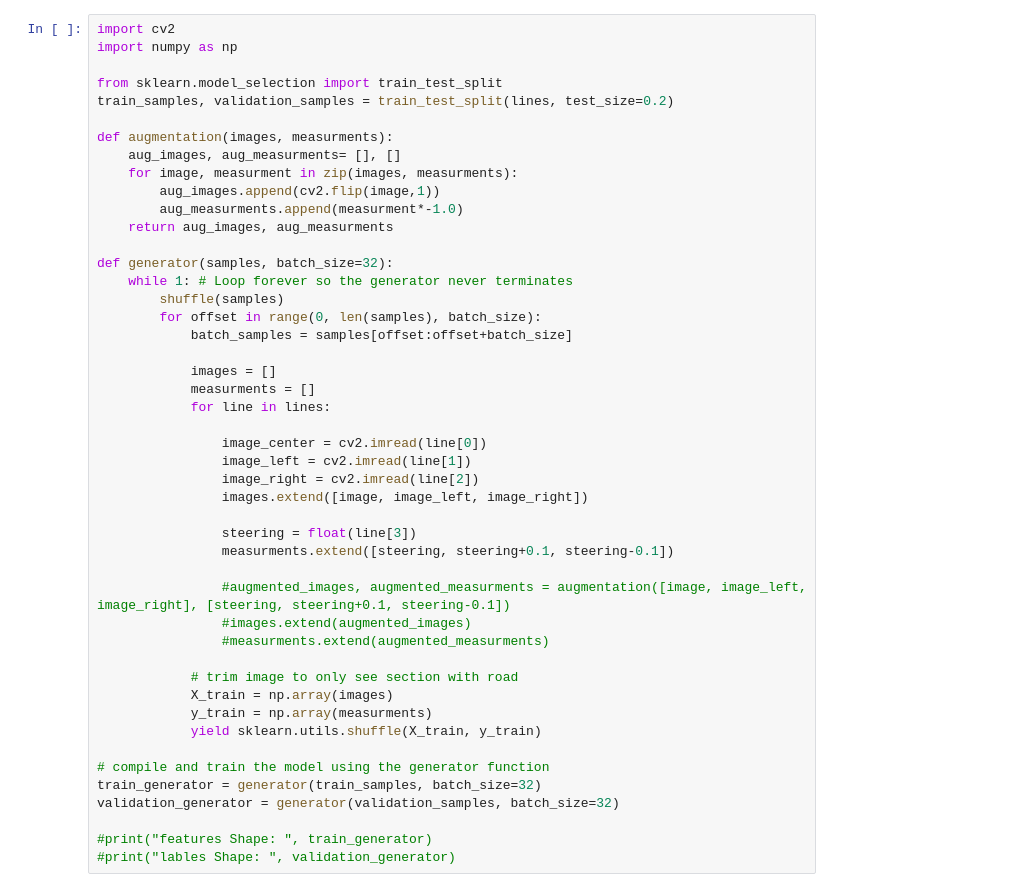
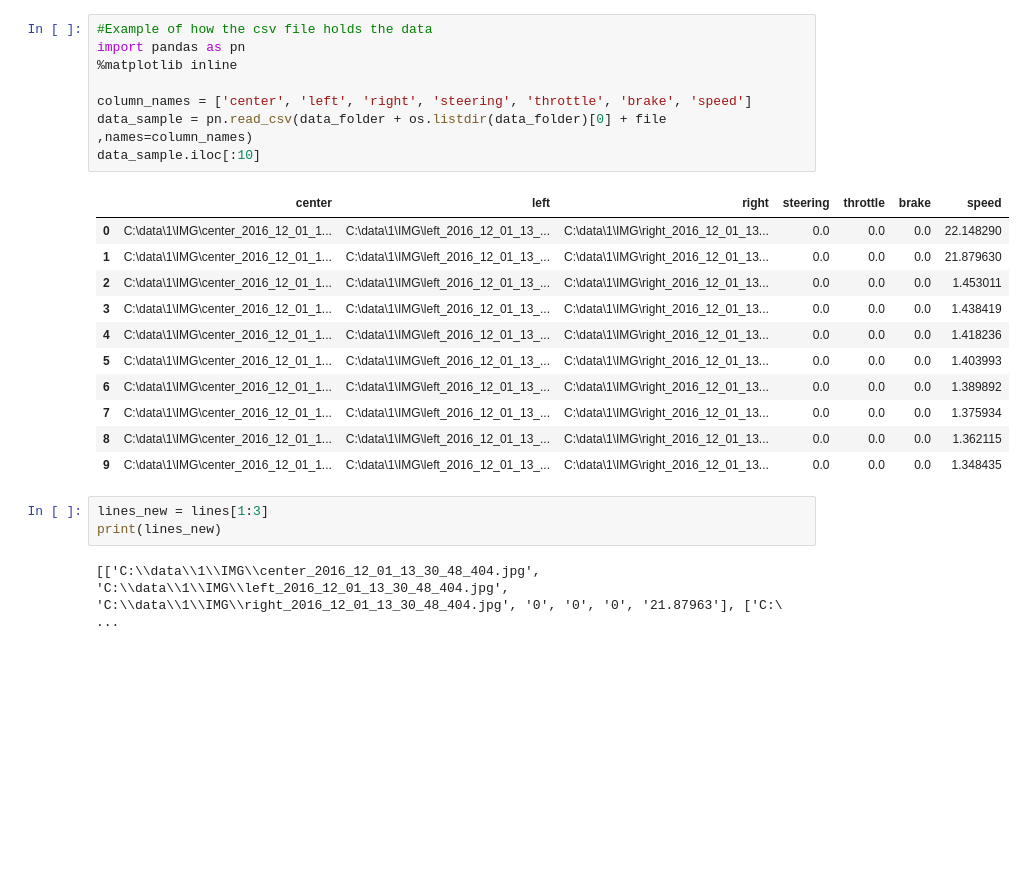
Before and after one commit to shmulik-willinger/behavioral_cloning, a Jupyter notebook: behavioral_cloning.ipynb, the cells around one changed output. Drawn from its saved outputs; the diff is of its cells as text; blank space fills up the shorter version.

```diff
--- a/behavioral_cloning.ipynb
+++ b/behavioral_cloning.ipynb
@@ -23,47 +27,25 @@ total data samples:  9091
-# %%
-import cv2
-import numpy as np
-
-from sklearn.model_selection import train_test_split
-train_samples, validation_samples = train_test_split(lines, test_size=0.2)
-
-def augmentation(images, measurments):
-    aug_images, aug_measurments= [], []
-    for image, measurment in zip(images, measurments):
-        aug_images.append(cv2.flip(image,1))
-        aug_measurments.append(measurment*-1.0)
-    return aug_images, aug_measurments
-
-def generator(samples, batch_size=32):
-    while 1: # Loop forever so the generator never terminates
-        shuffle(samples)
-        for offset in range(0, len(samples), batch_size):
-            batch_samples = samples[offset:offset+batch_size]
-
-            images = []
-            measurments = []
-            for line in lines:
-
-                image_center = cv2.imread(line[0])
-                image_left = cv2.imread(line[1])
-                image_right = cv2.imread(line[2])
-                images.extend([image, image_left, image_right])
-
-                steering = float(line[3])
-                measurments.extend([steering, steering+0.1, steering-0.1])
-
-                #augmented_images, augmented_measurments = augmentation([image, image_left, image_right], [steering, steering+0.1, steering-0.1])
-                #images.extend(augmented_images)
-                #measurments.extend(augmented_measurments)
-
-            # trim image to only see section with road
-            X_train = np.array(images)
-            y_train = np.array(measurments)
-            yield sklearn.utils.shuffle(X_train, y_train)
-
-# compile and train the model using the generator function
-train_generator = generator(train_samples, batch_size=32)
-validation_generator = generator(validation_samples, batch_size=32)
-
-#print("features Shape: ", train_generator)
-#print("lables Shape: ", validation_generator)
+# %%
+#Example of how the csv file holds the data
+import pandas as pn
+%matplotlib inline
+
+column_names = ['center', 'left', 'right', 'steering', 'throttle', 'brake', 'speed']
+data_sample = pn.read_csv(data_folder + os.listdir(data_folder)[0] + file ,names=column_names)
+data_sample.iloc[:10]
+# %% [output]
+|  | center | left | right | steering | throttle | brake | speed |
+| 0 | C:\data\1\IMG\center_2016_12_01_1... | C:\data\1\IMG\left_2016_12_01_13_... | C:\data\1\IMG\right_2016_12_01_13... | 0.0 | 0.0 | 0.0 | 22.148290 |
+| 1 | C:\data\1\IMG\center_2016_12_01_1... | C:\data\1\IMG\left_2016_12_01_13_... | C:\data\1\IMG\right_2016_12_01_13... | 0.0 | 0.0 | 0.0 | 21.879630 |
+| 2 | C:\data\1\IMG\center_2016_12_01_1... | C:\data\1\IMG\left_2016_12_01_13_... | C:\data\1\IMG\right_2016_12_01_13... | 0.0 | 0.0 | 0.0 | 1.453011 |
+| 3 | C:\data\1\IMG\center_2016_12_01_1... | C:\data\1\IMG\left_2016_12_01_13_... | C:\data\1\IMG\right_2016_12_01_13... | 0.0 | 0.0 | 0.0 | 1.438419 |
+| 4 | C:\data\1\IMG\center_2016_12_01_1... | C:\data\1\IMG\left_2016_12_01_13_... | C:\data\1\IMG\right_2016_12_01_13... | 0.0 | 0.0 | 0.0 | 1.418236 |
+| 5 | C:\data\1\IMG\center_2016_12_01_1... | C:\data\1\IMG\left_2016_12_01_13_... | C:\data\1\IMG\right_2016_12_01_13... | 0.0 | 0.0 | 0.0 | 1.403993 |
+| 6 | C:\data\1\IMG\center_2016_12_01_1... | C:\data\1\IMG\left_2016_12_01_13_... | C:\data\1\IMG\right_2016_12_01_13... | 0.0 | 0.0 | 0.0 | 1.389892 |
+| 7 | C:\data\1\IMG\center_2016_12_01_1... | C:\data\1\IMG\left_2016_12_01_13_... | C:\data\1\IMG\right_2016_12_01_13... | 0.0 | 0.0 | 0.0 | 1.375934 |
+| 8 | C:\data\1\IMG\center_2016_12_01_1... | C:\data\1\IMG\left_2016_12_01_13_... | C:\data\1\IMG\right_2016_12_01_13... | 0.0 | 0.0 | 0.0 | 1.362115 |
+| 9 | C:\data\1\IMG\center_2016_12_01_1... | C:\data\1\IMG\left_2016_12_01_13_... | C:\data\1\IMG\right_2016_12_01_13... | 0.0 | 0.0 | 0.0 | 1.348435 |
+# %%
+lines_new = lines[1:3]
+print(lines_new)
+# %% [output]
+[['C:\\data\\1\\IMG\\center_2016_12_01_13_30_48_404.jpg', 'C:\\data\\1\\IMG\\left_2016_12_01_13_30_48_404.jpg', 'C:\\data\\1\\IMG\\right_2016_12_01_13_30_48_404.jpg', '0', '0', '0', '21.87963'], ['C:\ ...
```
Also changed, not shown: parts of 11 cells of this notebook.
